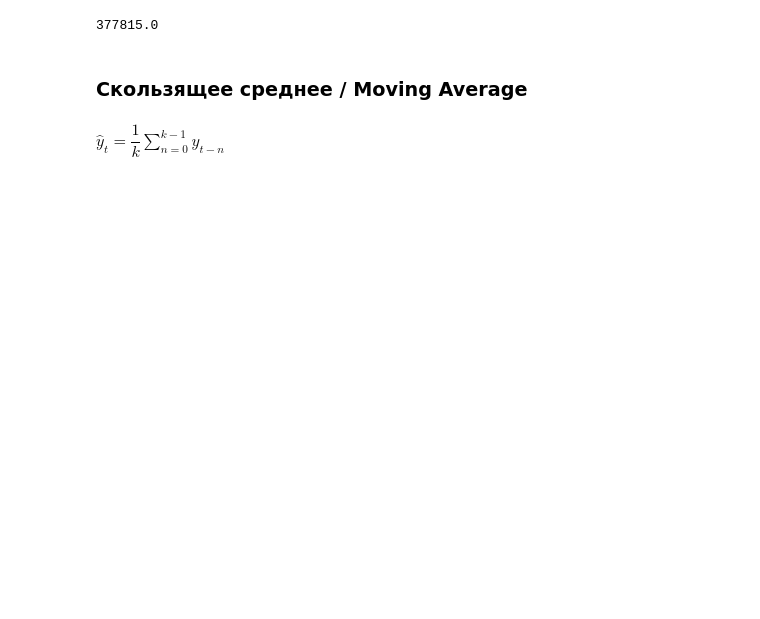
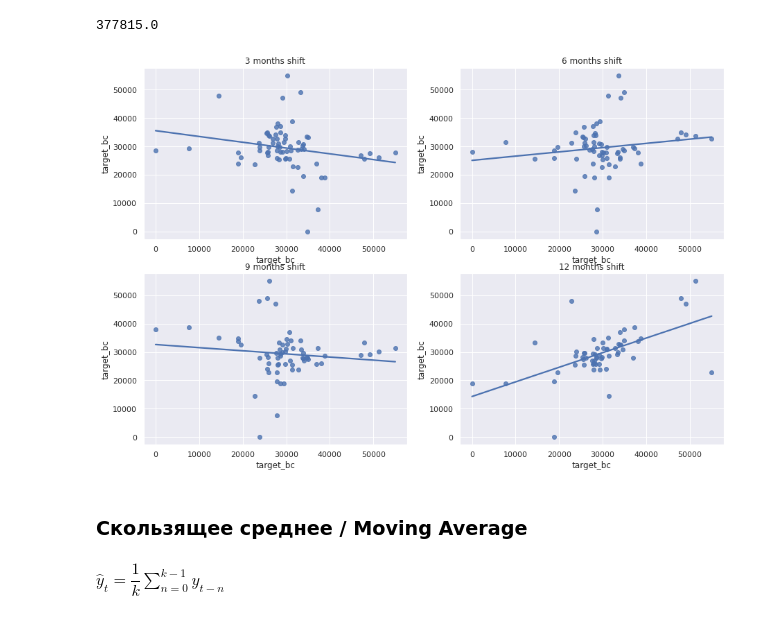
Before and after one commit to varvaraptl/deposit_value_forecast, a Jupyter notebook: main.ipynb, the cells around one changed output. Drawn from its saved outputs; the diff is of its cells as text; code cells hidden in the pictures; blank space fills up the shorter version.

Commit message:
added 12 months shift

```diff
--- a/main.ipynb
+++ b/main.ipynb
@@ -104,3 +101,16 @@ def moving_average(series, n):
 moving_average(df_train['Прирост вкладов физических лиц в рублях (млн руб)'], 3)
 # %% [output]
 377815.0
+# %%
+fig, ((ax1, ax2), (ax3, ax4)) = plt.subplots(2, 2, figsize = (15,10))
+
+sns.regplot(x = df_train.target_bc, y = df_train.target_bc.shift(3), data = df_train, ax=ax1, ci=None)
+ax1.title.set_text('3 months shift')
+sns.regplot(x = df_train.target_bc, y = df_train.target_bc.shift(6), data = df_train, ax=ax2, ci=None)
+ax2.title.set_text('6 months shift')
+sns.regplot(x = df_train.target_bc, y = df_train.target_bc.shift(9), data = df_train, ax=ax3, ci=None)
+ax3.title.set_text('9 months shift')
+sns.regplot(x = df_train.target_bc, y = df_train.target_bc.shift(12), data = df_train, ax=ax4, ci=None)
+ax4.title.set_text('12 months shift');
+# %% [output]
+[figure, added]
```
Also changed, not shown: parts of 10 cells of this notebook.
